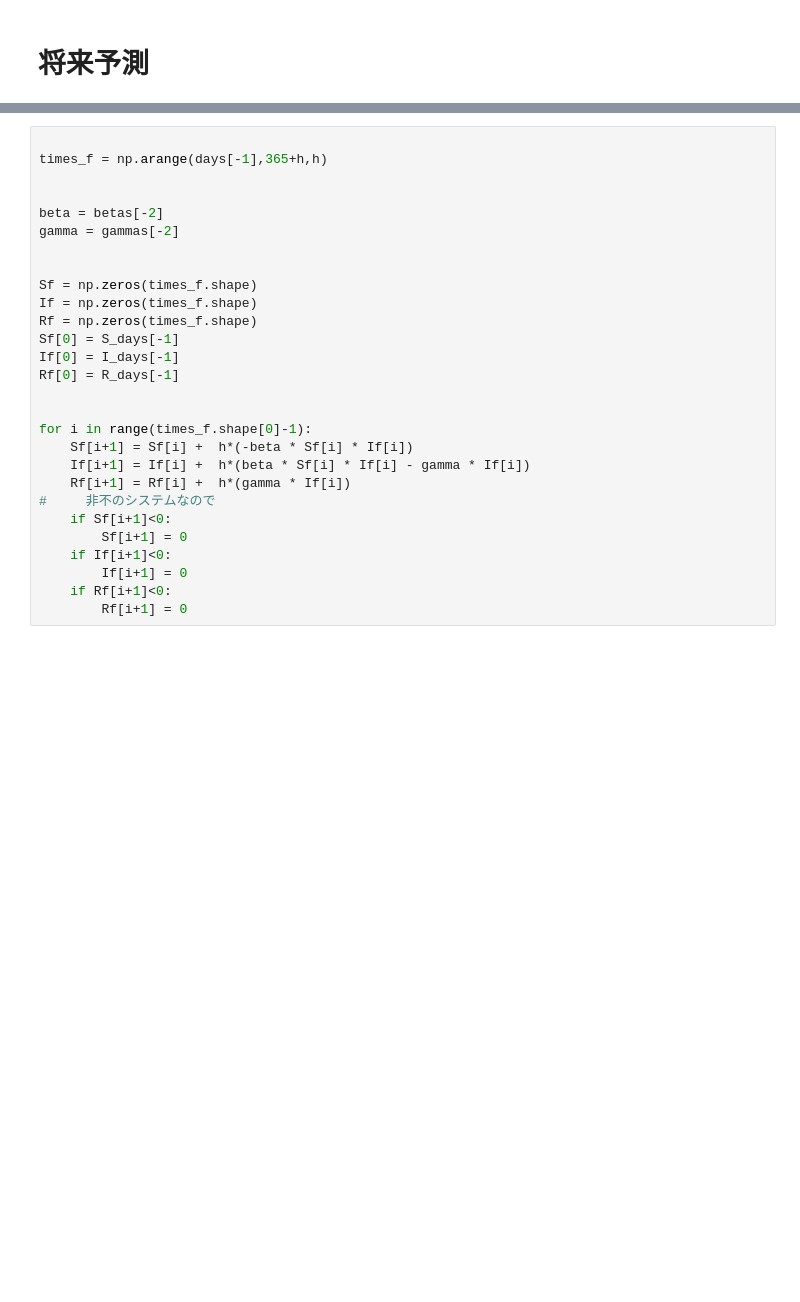
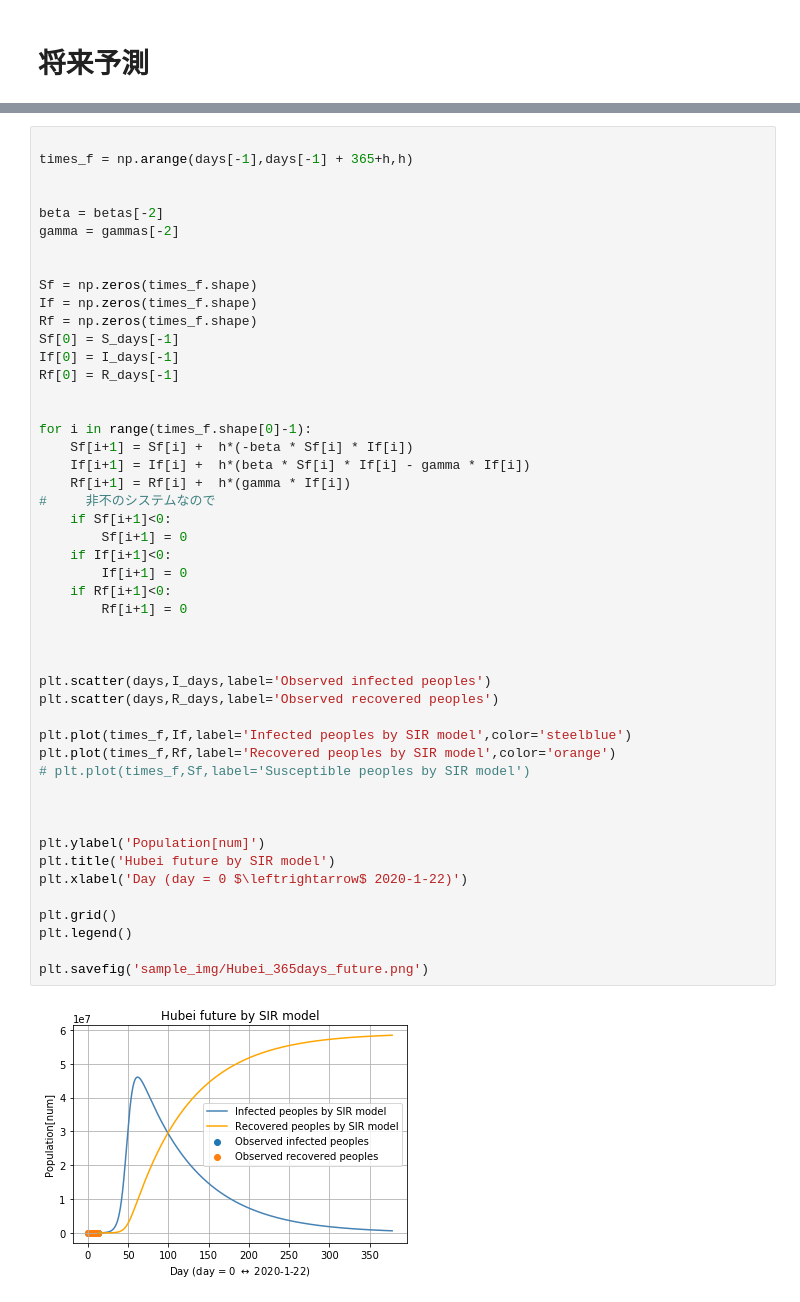
Before and after one commit to yuji0001/202002nCoV_analysis, a Jupyter notebook: Hubei_model.ipynb, the cells around one changed output, grey strips where cells are left out. Drawn from its saved outputs; the diff is of its cells as text; blank space fills up the shorter version.

```diff
--- a/Hubei_model.ipynb
+++ b/Hubei_model.ipynb
@@ -179,28 +229,50 @@ plt.savefig('sample_img/SIR_model_Hubei.png')
 # %%
 
-times_f = np.arange(days[-1],365+h,h)
+times_f = np.arange(days[-1],days[-1] + 365+h,h)
 
 
 beta = betas[-2]
 gamma = gammas[-2]
 
 
 Sf = np.zeros(times_f.shape)
 If = np.zeros(times_f.shape)
 Rf = np.zeros(times_f.shape)
 Sf[0] = S_days[-1]
 If[0] = I_days[-1]
 Rf[0] = R_days[-1]
 
 
 for i in range(times_f.shape[0]-1):
     Sf[i+1] = Sf[i] +  h*(-beta * Sf[i] * If[i])
     If[i+1] = If[i] +  h*(beta * Sf[i] * If[i] - gamma * If[i])
     Rf[i+1] = Rf[i] +  h*(gamma * If[i])
 #     非不のシステムなので
     if Sf[i+1]<0:
         Sf[i+1] = 0
     if If[i+1]<0:
         If[i+1] = 0
     if Rf[i+1]<0:
         Rf[i+1] = 0
+
+
+
+plt.scatter(days,I_days,label='Observed infected peoples')
+plt.scatter(days,R_days,label='Observed recovered peoples')
+
+plt.plot(times_f,If,label='Infected peoples by SIR model',color='steelblue')
+plt.plot(times_f,Rf,label='Recovered peoples by SIR model',color='orange')
+# plt.plot(times_f,Sf,label='Susceptible peoples by SIR model')
+
+
+
+plt.ylabel('Population[num]')
+plt.title('Hubei future by SIR model')
+plt.xlabel('Day (day = 0 $\leftrightarrow$ 2020-1-22)')
+
+plt.grid()
+plt.legend()
+
+plt.savefig('sample_img/Hubei_365days_future.png')
+# %% [output]
+[figure, added]
```
Also changed, not shown: parts of 2 cells of this notebook, 6 other files.
